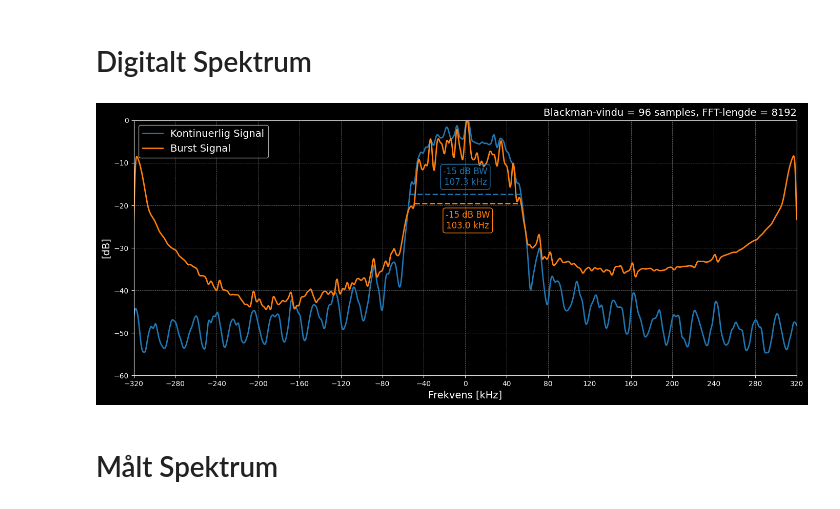
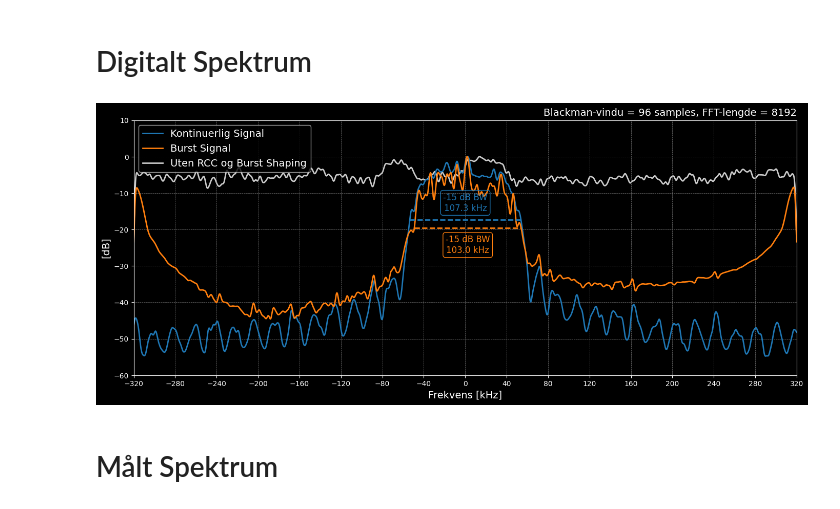
Before and after one commit to SkaugJr/TTT4145-Radiokommunikasjon, a Jupyter notebook: Prosjekt/Spektrum.ipynb, the cells around one changed output. Saved outputs shown, nothing was run; the diff lists cells and outputs as text; code cells hidden in the pictures.

```diff
--- a/Prosjekt/Spektrum.ipynb
+++ b/Prosjekt/Spektrum.ipynb
@@ -7,8 +7,9 @@ import matplotlib.pyplot as plt
 plt.style.use('dark_background')
 
 # === PARAMETRE ===
-filnavn_kont = 'SimData/TxKontData.bin'
-filnavn_burst = 'SimData/TxBurstData.bin'
+filnavn_kont = 'SimData/TxKontData.bin' # RCC-kontinuerlig signal
+filnavn_burst = 'SimData/TxBurstData.bin' # RCC-burst signal
+filnavn_uten = 'SimData/TxUtenData.bin' # uten RCC og burst shaping
 samp_rate = 640e3
 fft_len = 8192                 # Endre for FFT-oppløsning
 window_size = 96             # Glattingsvindu (antall samples)
@@ -30,6 +31,7 @@ filter_window /= filter_window.sum()
 # === LAST INN DATA ===
 kont_data = np.fromfile(filnavn_kont, dtype=np.complex64)
 burst_data = np.fromfile(filnavn_burst, dtype=np.complex64)
+uten_data = np.fromfile(filnavn_uten, dtype=np.complex64)
 t = np.arange(len(kont_data)) / samp_rate * 1000  # ms
 
 # --- Funksjon for trygg log10-konvertering ---
@@ -49,6 +51,12 @@ spektrum_burst = np.fft.fftshift(np.fft.fft(burst_data, n=fft_len))
 spektrum_burst_dB = log_power_spectrum(spektrum_burst)
 spektrum_burst_dB = np.convolve(spektrum_burst_dB, filter_window, mode='same')
 spektrum_burst_dB -= spektrum_burst_dB.max()
+
+# --- Uten spektrum ---
+spektrum_uten = np.fft.fftshift(np.fft.fft(uten_data, n=fft_len))
+spektrum_uten_dB = log_power_spectrum(spektrum_uten)
+spektrum_uten_dB = np.convolve(spektrum_uten_dB, filter_window, mode='same')
+spektrum_uten_dB -= spektrum_uten_dB.max()
 
 freqs = np.fft.fftshift(np.fft.fftfreq(fft_len, 1/samp_rate)) / 1e3
 
@@ -84,38 +92,39 @@ for signal, spectrum_dB in zip(['Kontinuerlig', 'Burst'], [spektrum_kont_dB, spe
 
 # === PLOTTING ===
 colors = ['tab:blue', 'tab:orange']
 plt.figure(figsize=(14, 6))
-plt.plot(freqs, spektrum_kont_dB, color=colors[0], label='Kontinuerlig Signal', linewidth=2)
-plt.plot(freqs, spektrum_burst_dB, color=colors[1], label='Burst Signal', linewidth=2)
+plt.plot(freqs, spektrum_kont_dB, color=colors[0], label='Kontinuerlig Signal', linewidth=2,zorder=2)
+plt.plot(freqs, spektrum_burst_dB, color=colors[1], label='Burst Signal', linewidth=2,zorder=2)
+plt.plot(freqs, spektrum_uten_dB, color='white', label='Uten RCC og Burst Shaping', linewidth=2,zorder=1, alpha=0.8)
 
 for signal, color in zip(['Kontinuerlig', 'Burst'], colors):
     plt.plot([freqs_lower[signal], freqs_upper[signal]], [bws_threshold[signal], bws_threshold[signal]],
              color=color, linestyle='--', linewidth=2)
     if signal == 'Kontinuerlig':
         va_obj = 'bottom'
         y_obj = 1
     else:
         va_obj = 'top'
         y_obj = -1
     plt.annotate(f'{bw_threshold} dB BW\n{bws[signal]:.1f} kHz',
                  xy=((freqs_upper[signal]+freqs_lower[signal])/2, bws_threshold[signal]), xytext=(0, y_obj*10), textcoords='offset points', color=color, fontsize=12,
                  ha='center', va=va_obj, bbox=dict(boxstyle='round,pad=0.3', edgecolor=color, facecolor='none'))
 
 plt.annotate(f'{window_func_name.title()}-vindu = {window_size} samples, FFT-lengde = {fft_len}',
              xy=(1, 1.01), xycoords='axes fraction', fontsize=14, ha='right', va='bottom')
 plt.xlabel('Frekvens [kHz]', fontsize=14)
 plt.ylabel('[dB]', fontsize=14)
 plt.legend(loc='upper left', fontsize=14)
 plt.xticks(np.arange(-320, 321, 40))
 plt.xlim(-320, 320)
-plt.yticks(np.arange(-60, 1, 10))
-plt.ylim(-60, 0)
+plt.yticks(np.arange(-60, 11, 10))
+plt.ylim(-60, 10)
 plt.grid(color='gray', linestyle='--', linewidth=0.5)
 plt.tight_layout()
 plt.savefig('Figurer/Tx_spektrum.pdf', bbox_inches='tight')
 plt.show()
 # %% [output]
-[figure, old version]
+[figure, new version]
 # %% [markdown]
 # Målt Spektrum
 # %% [markdown]
```
Also changed, not shown: parts of 1 cell of this notebook, 5 other files.
